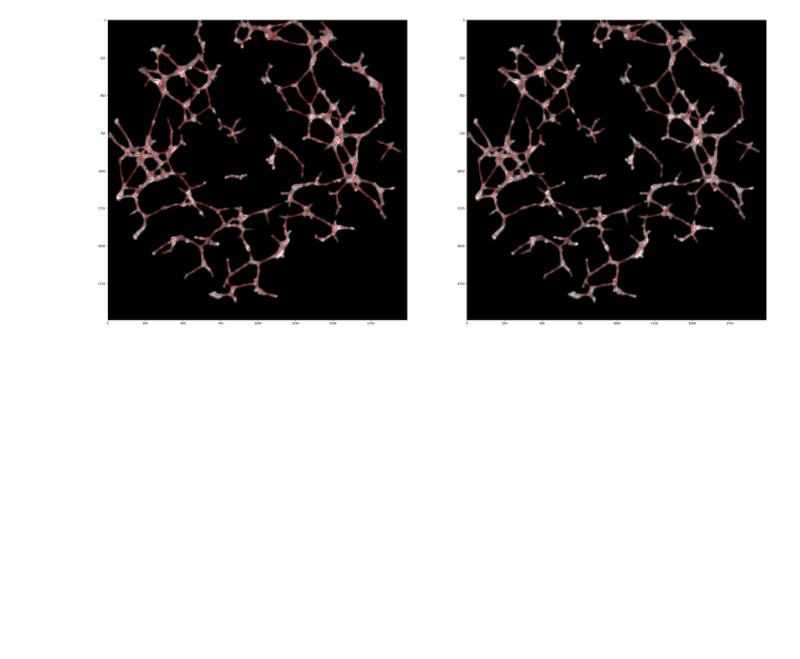
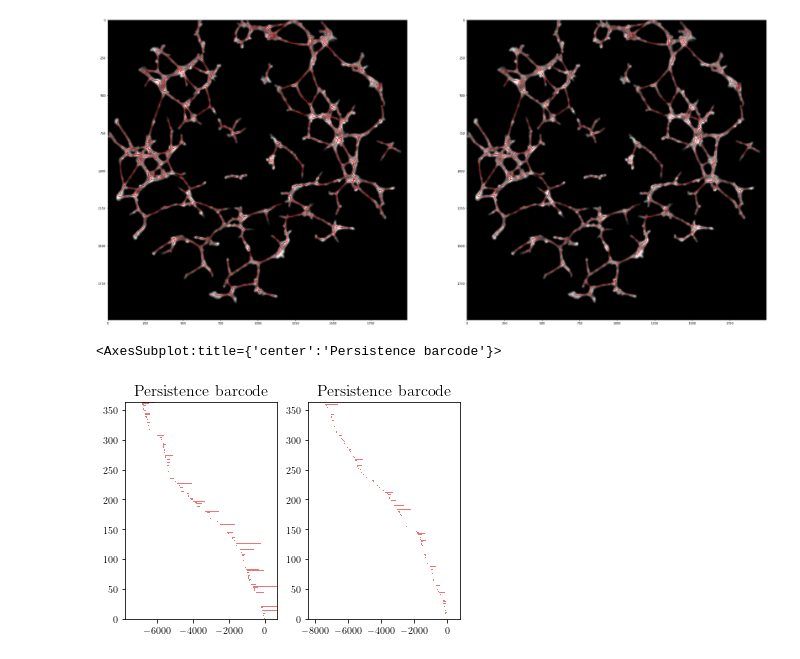
Before and after one commit to fogg-lab/tissue-model-analysis-tools, a Jupyter notebook: notebooks/topology/smoothing_example.ipynb, the cells around one changed output. Drawn from its saved outputs; the diff is of its cells as text; code cells hidden in the pictures; blank space fills up the shorter version.

Commit message:
updated smooth_graph to return barcode

```diff
--- a/notebooks/topology/smoothing_example.ipynb
+++ b/notebooks/topology/smoothing_example.ipynb
@@ -105,7 +105,7 @@ show([img_original, img])
 #        cv2.imwrite(f'output/{delta1}_{delta2}.png', img_out)
 verts, edges, barcode = compute_morse_skeleton_and_barcode(*compute_nx_graph(img, 1, 0.5))
 # %%
-smoothed_vertices, smoothed_edges = smooth_graph(verts, edges, 10)
+smoothed_vertices, smoothed_edges, smoothed_barcode = smooth_graph(verts, edges, 10)
 # %%
 # Show the morse skeleton
 fig, (ax1, ax2) = plt.subplots(1, 2, figsize=(40, 40))
@@ -115,3 +115,10 @@ plotGraph(verts, edges, ax1)
 plotGraph(smoothed_vertices, smoothed_edges, ax2)
 # %% [output]
 [figure]
+# %%
+fig, (ax1, ax2) = plt.subplots(1, 2)
+gd.plot_persistence_barcode(barcode, axes=ax1)
+gd.plot_persistence_barcode(smoothed_barcode, axes=ax2)
+# %% [output]
+<AxesSubplot:title={'center':'Persistence barcode'}>
+[figure, added]
```
Also changed, not shown: 1 other file.
